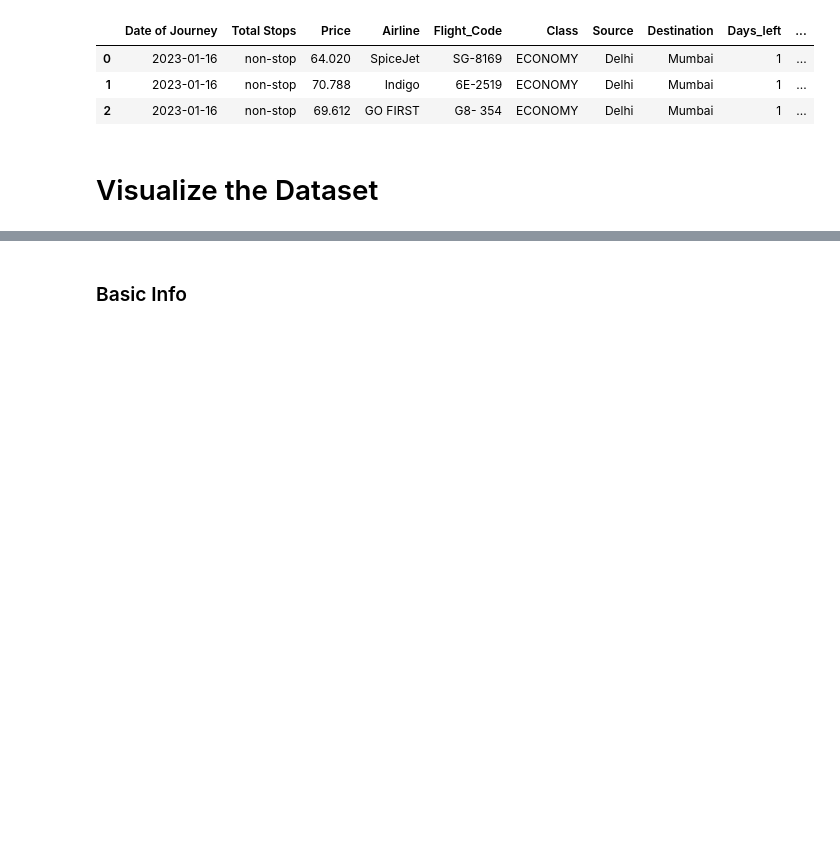
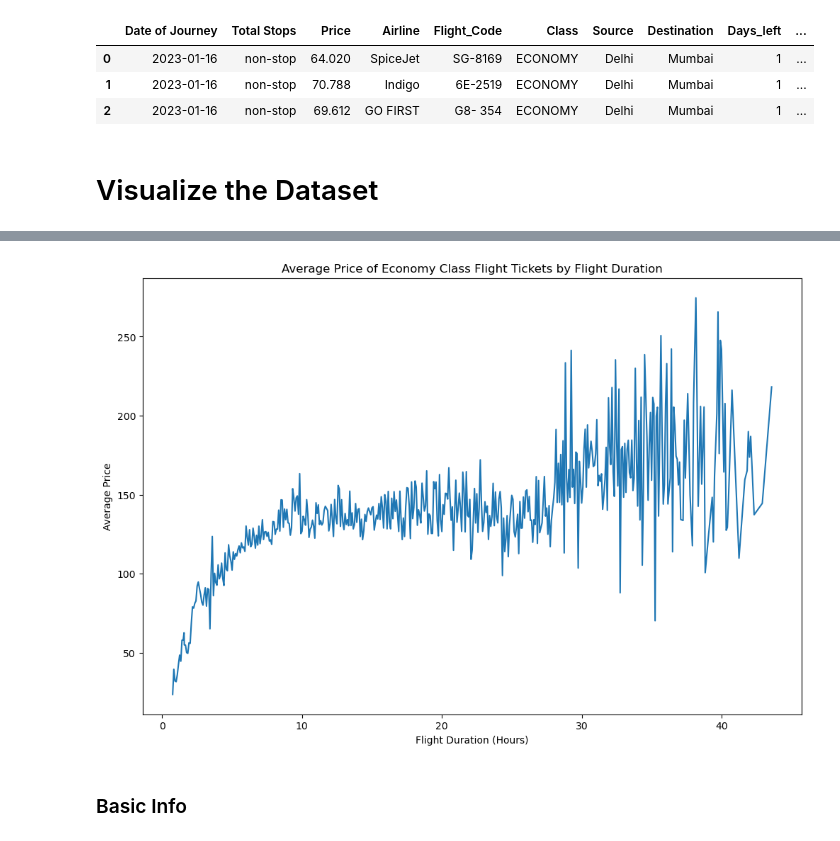
Before and after one commit to Eric1423/CS148_Final_Project, a Jupyter notebook: Final_Project.ipynb, the cells around one changed output, grey strips where cells are left out. Cells and saved outputs as stored; diff of their text form; code cells hidden in the pictures; blank space fills up the shorter version.

```diff
--- a/Final_Project.ipynb
+++ b/Final_Project.ipynb
@@ -189,3 +231,26 @@ plt.show()
+# %%
+# Filtering the dataset to include only Economy class for the analysis
+economy_data = df[df['Class'] == 'ECONOMY']
+
+# Creating the 'Duration_in_hrs' column if it doesn't exist
+if 'Duration_in_hrs' not in economy_data:
+    economy_data["Duration_in_hrs"] = economy_data["Duration"].str.extract(r'(\d+)h').astype(float) + economy_data["Duration"].str.extract(r'(\d+)m').astype(float)/60
+
+# Grouping by 'Duration_in_hrs' and calculating the average price for Economy class
+avg_price_per_duration_economy = economy_data.groupby('Duration_in_hrs')['Price'].mean().reset_index()
+
+# Sorting the DataFrame based on 'Duration_in_hrs'
+sorted_avg_price_per_duration_economy = avg_price_per_duration_economy.sort_values(by='Duration_in_hrs')
+
+# Plotting the line chart for Economy class
+plt.figure(figsize=(12, 8))
+sns.lineplot(x='Duration_in_hrs', y='Price', data=sorted_avg_price_per_duration_economy)
+plt.title("Average Price of Economy Class Flight Tickets by Flight Duration")
+plt.xlabel('Flight Duration (Hours)')
+plt.ylabel('Average Price')
+plt.show()
+# %% [output]
+[figure, added]
 # %% [markdown]
 ### Basic Info
 # %%
```
Also changed, not shown: parts of 11 cells of this notebook.
